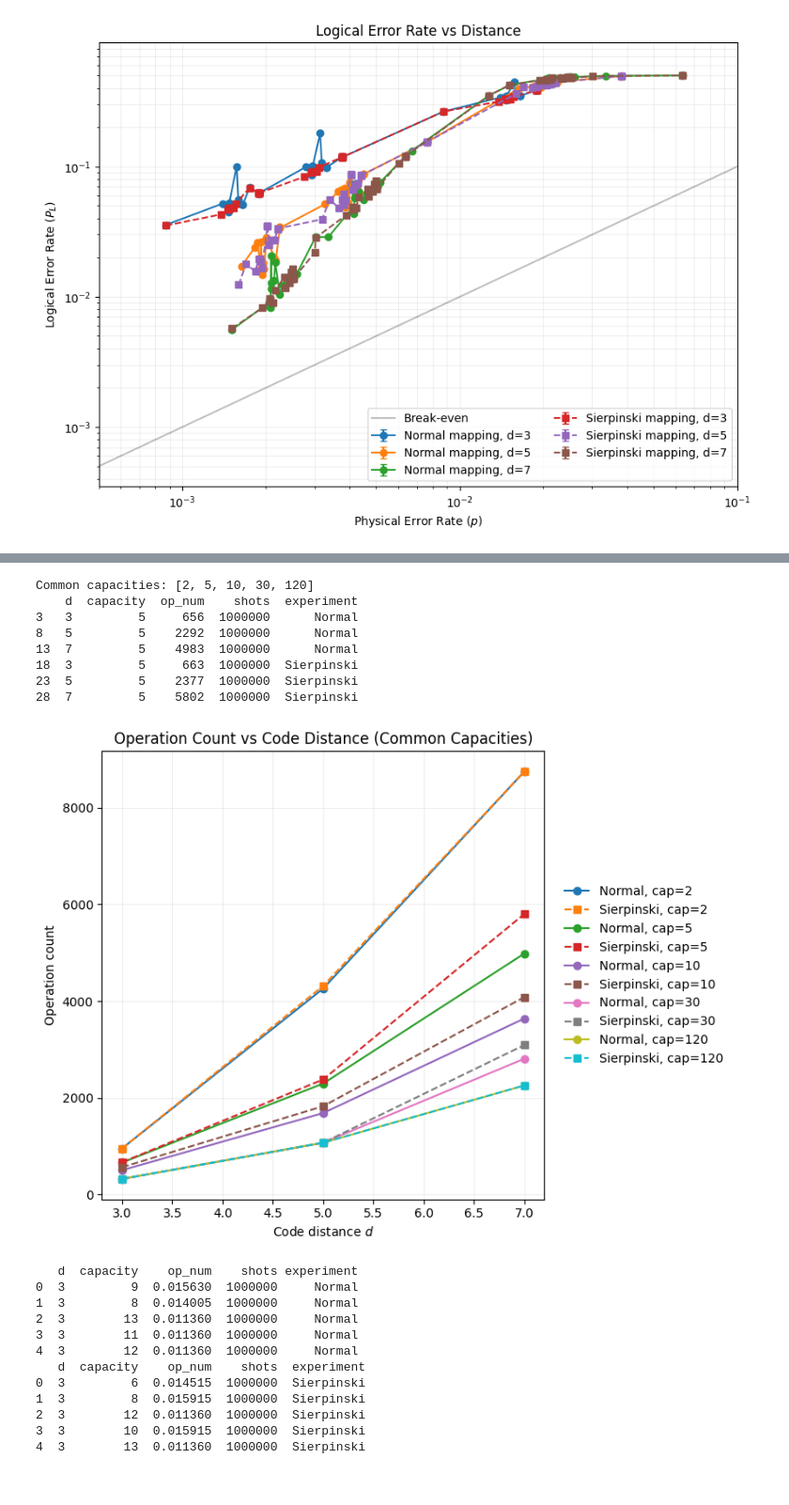
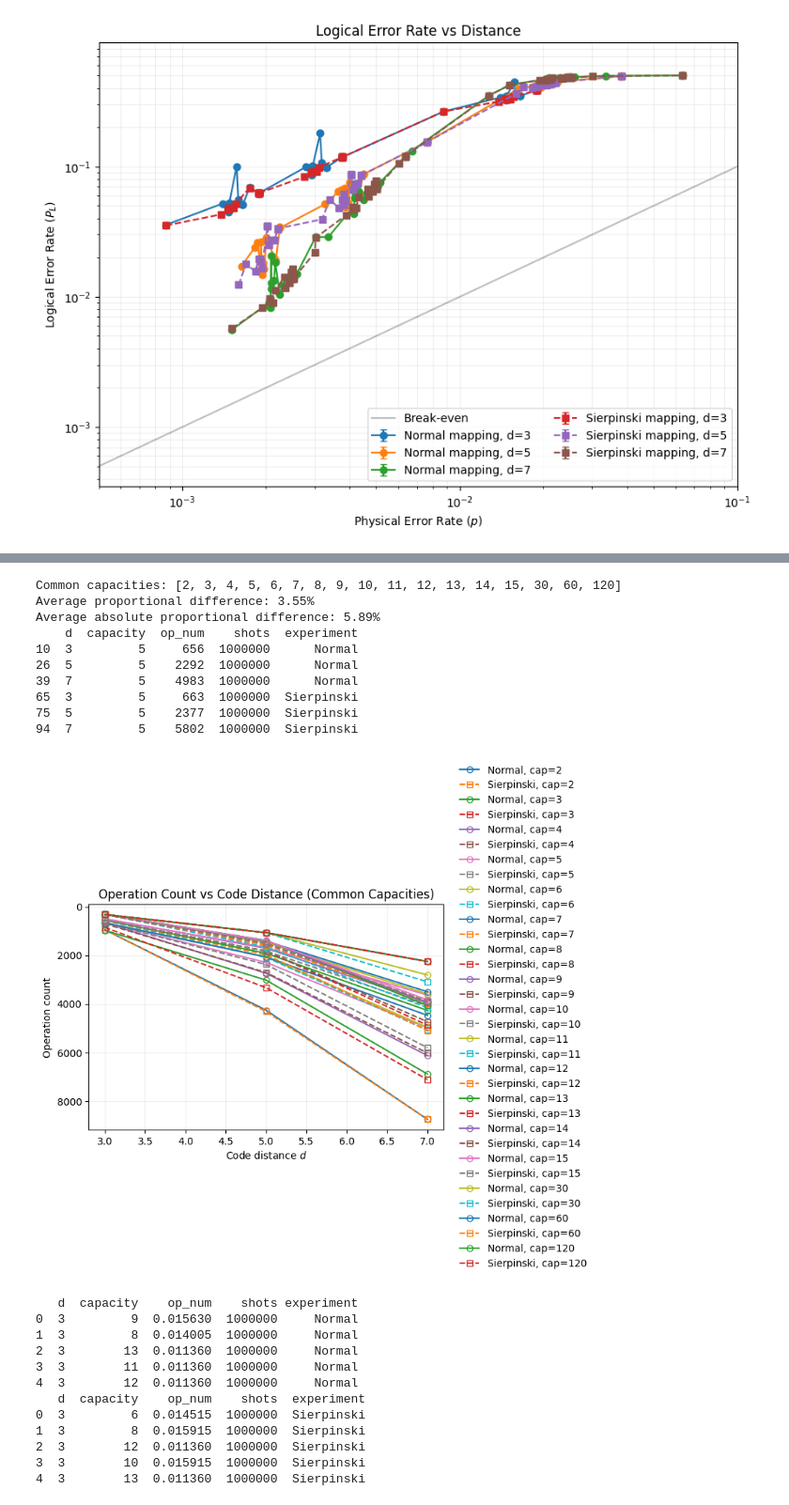
Before and after one commit to monamoeba/CST-Part-II-Project-Code, a Jupyter notebook: color_code_experiments/evaluation_plots.ipynb, the cells around one changed output, grey strips where cells are left out. Shown at 94% size. Saved outputs shown, nothing was run; the diff lists cells and outputs as text; code cells hidden in the pictures.

Commit message:
cluster visualisation

```diff
--- a/color_code_experiments/evaluation_plots.ipynb
+++ b/color_code_experiments/evaluation_plots.ipynb
@@ -149,8 +445,11 @@ plt.show()
 # %%
-# want to plot difference between normal + sierpinski mapping - Operations
+# want to plot difference between normal + sierpinski mapping - Operation count
 
-cc_data_path = r".\data\new_data\cc_internal_666_half.json"
-cc_tri_data_path = r".\data\new_data\cc_internal_666_sierp.json"
+#cc_data_path = r".\data\new_data\cc_internal_666_half.json"
+#cc_tri_data_path = r".\data\new_data\cc_internal_666_sierp.json"
+
+cc_data_path = r".\data\cc_halving7326.json"
+cc_tri_data_path = r".\data\cc_triangular_vec7326.json"
 
 with open(cc_data_path, 'r') as f:
     raw_data = json.load(f)
@@ -253,8 +552,8 @@ for experiment in ['Normal', 'Sierpinski']:
 # %%
 # want to plot difference between normal + sierpinski mapping (vectorised)- Operations - plot only common capacities
 
-cc_data_path = r".\data\new_data\cc_halving4326.json"
-cc_tri_data_path = r".\data\new_data\cc_triangular4326.json"
+cc_data_path = r".\data\cc_halving7326.json"
+cc_tri_data_path = r".\data\cc_triangular_vec7326.json"
 
 with open(cc_data_path, 'r') as f:
     raw_data = json.load(f)
@@ -314,47 +613,75 @@ df_tri_common = df_tri[df_tri['capacity'].isin(common_caps)].copy()
 
 df_common['experiment'] = 'Normal'
 df_tri_common['experiment'] = 'Sierpinski'
+
+# 1. Merge aligning strictly by 'd' and 'capacity'
+df_merged = pd.merge(
+    df_common,
+    df_tri_common,
+    on=['d', 'capacity'],
+    suffixes=('_norm', '_tri')
+)
+
+# 2. Calculate the proportional difference for each pair
+df_merged['prop_diff'] = (df_merged['op_num_tri'] - df_merged['op_num_norm']) / df_merged['op_num_norm']
+
+# 3. Get the average metric
+avg_prop_diff = df_merged['prop_diff'].mean()
+
+# Absolute proportional difference (if you just care about magnitude, not direction)
+avg_abs_prop_diff = df_merged['prop_diff'].abs().mean()
+
+print(f"Average proportional difference: {avg_prop_diff * 100:.2f}%")
+print(f"Average absolute proportional difference: {avg_abs_prop_diff * 100:.2f}%")
+
 df_all = pd.concat([df_common, df_tri_common], ignore_index=True)
 
 print(df_all[df_all['capacity']==5])
 plt.figure(figsize=(8, 6))
 
 linestyles = {'Normal': '-', 'Sierpinski': '--'}
 markers = {'Normal': 'o', 'Sierpinski': 's'}
 
 for (capacity, experiment), subset in df_all.groupby(['capacity', 'experiment']):
     subset = subset.sort_values('d')
 
     plt.plot(
         subset['d'],
         subset['op_num'],
         linestyle=linestyles[experiment],
         marker=markers[experiment],
+        markerfacecolor='none',  # Makes the markers hollow!
         label=f'{experiment}, cap={capacity}'
     )
 
 plt.xlabel('Code distance $d$')
 plt.ylabel('Operation count')
-#plt.yscale('log')
+
+# Invert the y-axis!
+plt.gca().invert_yaxis()
+
+#plt.yscale('log') # (Note: log scales also work perfectly fine when inverted)
 plt.title('Operation Count vs Code Distance (Common Capacities)')
 plt.grid(True, which='both', alpha=0.2)
 plt.legend(
     loc='center left',
     bbox_to_anchor=(1.02, 0.5),
     frameon=False
 )
 plt.tight_layout()
 plt.show()
 # %% [output]
-Common capacities: [2, 5, 10, 30, 120]
+Common capacities: [2, 3, 4, 5, 6, 7, 8, 9, 10, 11, 12, 13, 14, 15, 30, 60, 120]
+Average proportional difference: 3.55%
+Average absolute proportional difference: 5.89%
     d  capacity  op_num    shots  experiment
-3   3         5     656  1000000      Normal
-8   5         5    2292  1000000      Normal
-13  7         5    4983  1000000      Normal
-18  3         5     663  1000000  Sierpinski
-23  5         5    2377  1000000  Sierpinski
-28  7         5    5802  1000000  Sierpinski
+10  3         5     656  1000000      Normal
+26  5         5    2292  1000000      Normal
+39  7         5    4983  1000000      Normal
+65  3         5     663  1000000  Sierpinski
+75  5         5    2377  1000000  Sierpinski
+94  7         5    5802  1000000  Sierpinski
-[figure, old version]
+[figure, new version]
 # %%
 # want to plot difference between normal + sierpinski mapping - Elapsed Time
 
```
Also changed, not shown: parts of 5 cells of this notebook, 13 other files.
